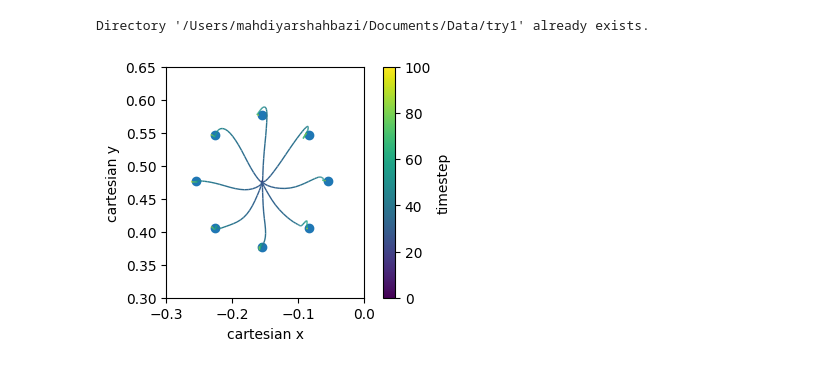
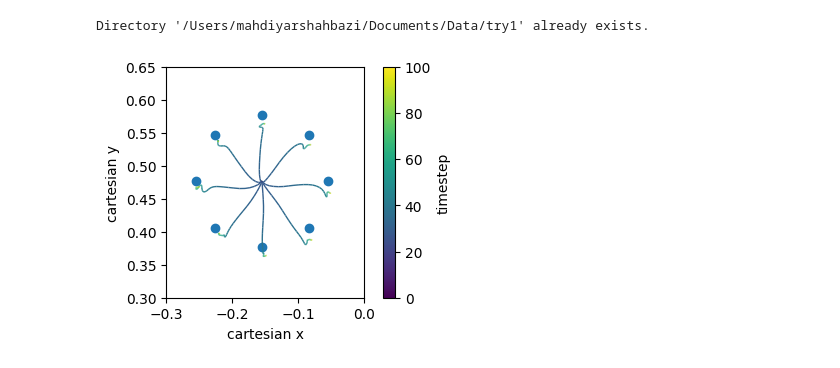
Before and after one commit to mshahbazi1997/MotorSavingModel, a Jupyter notebook: notebooks/test_networks.ipynb, the cells around one changed output. Cells and saved outputs as stored; diff of their text form; code cells hidden in the pictures.

Commit message:
small debug in test

```diff
--- a/notebooks/test_networks.ipynb
+++ b/notebooks/test_networks.ipynb
@@ -21,10 +21,10 @@ cfg_file = os.path.join(data_dir, f"{model_name}_phase={phase}_FFCoef={ff_coeffi
 # %% [output]
 Directory '/Users/mahdiyarshahbazi/Documents/Data/try1' already exists.
 # %%
-xy, tg = test(cfg_file,weight_file)
+xy, tg = test(cfg_file,weight_file,ff_coefficient=10)
 plot_simulations(xy=xy, target_xy=tg)
 # %% [output]
-[figure, old version]
+[figure, new version]
 # %%
 # retrieve and plot training history
 with open(log_file,'r') as file:
```
Also changed, not shown: parts of 2 cells of this notebook, 1 other file.
